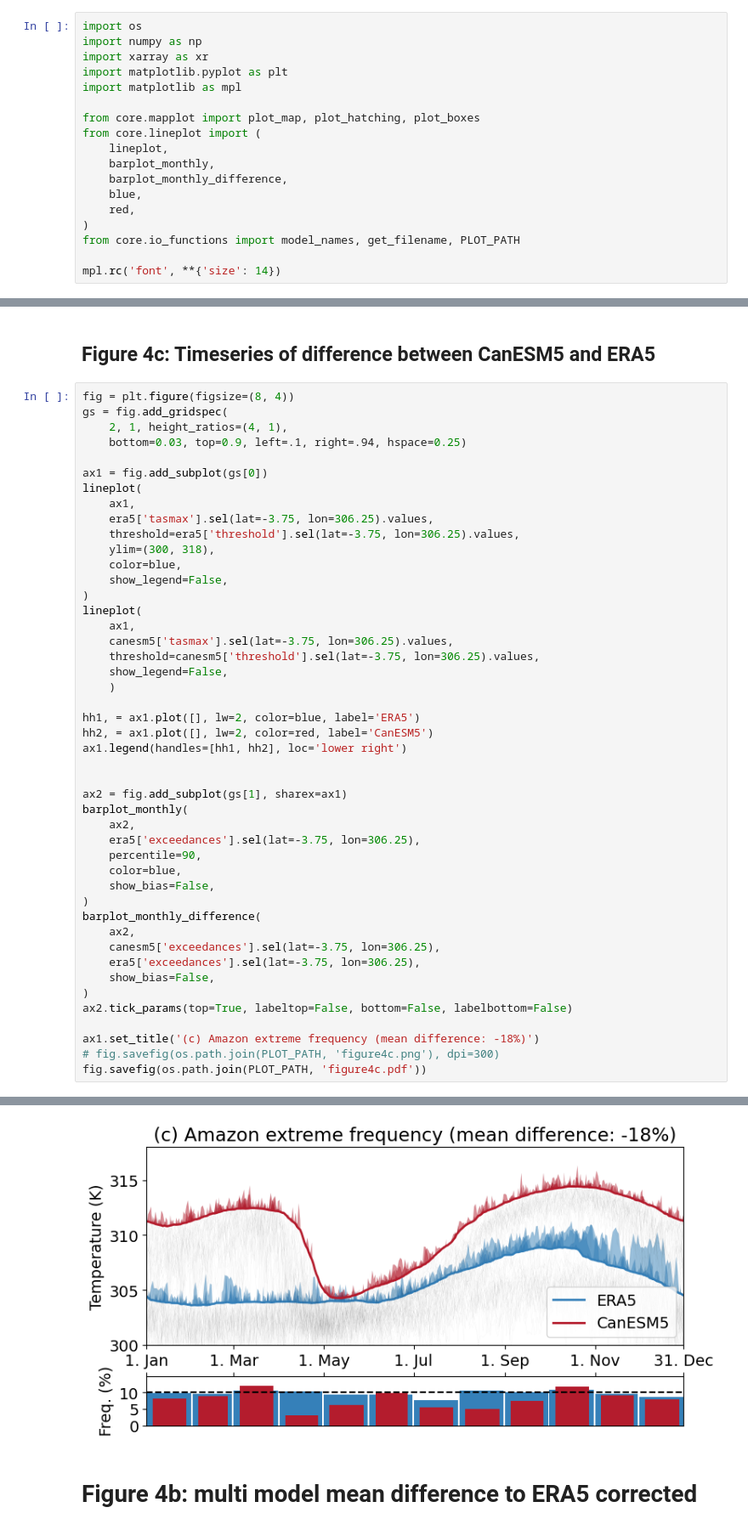
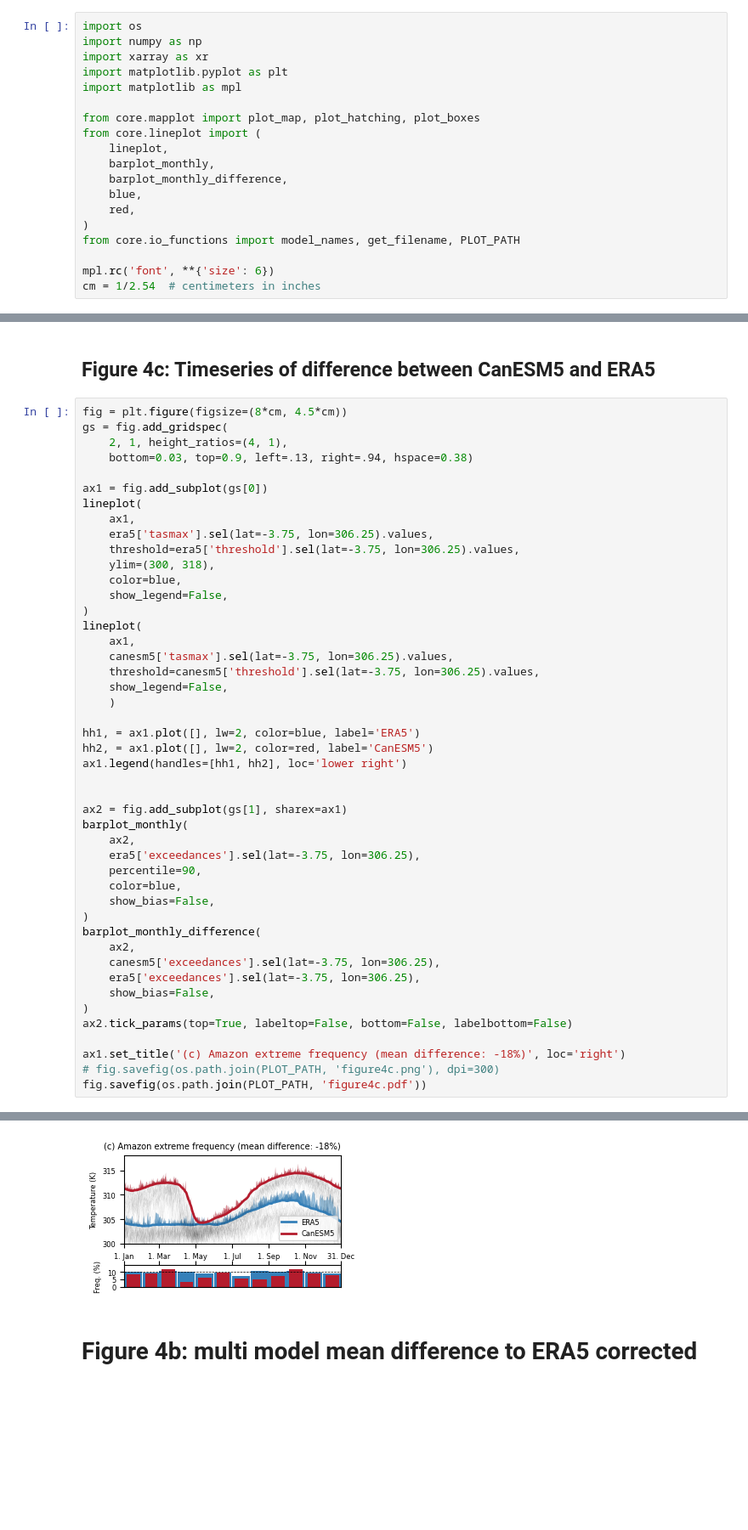
Before and after one commit to lukasbrunner/running_window_bias, a Jupyter notebook: code/figure4.ipynb, the cells around one changed output, grey strips where cells are left out. Shown: that part at 85% size. Cells and saved outputs as stored; diff of their text form; blank space fills up the shorter version.

Commit message:
Update figure size to follow Nature guidelines

```diff
--- a/code/figure4.ipynb
+++ b/code/figure4.ipynb
@@ -21,7 +21,8 @@ from core.lineplot import (
 )
 from core.io_functions import model_names, get_filename, PLOT_PATH
 
-mpl.rc('font', **{'size': 14})
+mpl.rc('font', **{'size': 6})
+cm = 1/2.54  # centimeters in inches
 # %% [output]
 ERROR 1: PROJ: proj_create_from_database: Open of /jetfs/home/lbrunner/.conda/envs/model_learning/share/proj failed
 # %%
@@ -56,10 +57,10 @@ lat=-3.75, lon=306.25
 # %% [markdown]
 ## Figure 4c: Timeseries of difference between CanESM5 and ERA5
 # %%
-fig = plt.figure(figsize=(8, 4))
+fig = plt.figure(figsize=(8*cm, 4.5*cm))
 gs = fig.add_gridspec(
     2, 1, height_ratios=(4, 1),
-    bottom=0.03, top=0.9, left=.1, right=.94, hspace=0.25)
+    bottom=0.03, top=0.9, left=.13, right=.94, hspace=0.38)
 
 ax1 = fig.add_subplot(gs[0])
 lineplot(
@@ -76,35 +77,35 @@ lineplot(
     threshold=canesm5['threshold'].sel(lat=-3.75, lon=306.25).values,
     show_legend=False,
     )
 
 hh1, = ax1.plot([], lw=2, color=blue, label='ERA5')
 hh2, = ax1.plot([], lw=2, color=red, label='CanESM5')
 ax1.legend(handles=[hh1, hh2], loc='lower right')
 
 
 ax2 = fig.add_subplot(gs[1], sharex=ax1)
 barplot_monthly(
     ax2,
     era5['exceedances'].sel(lat=-3.75, lon=306.25),
     percentile=90,
     color=blue,
     show_bias=False,
 )
 barplot_monthly_difference(
     ax2,
     canesm5['exceedances'].sel(lat=-3.75, lon=306.25),
     era5['exceedances'].sel(lat=-3.75, lon=306.25),
     show_bias=False,
 )
 ax2.tick_params(top=True, labeltop=False, bottom=False, labelbottom=False)
 
-ax1.set_title('(c) Amazon extreme frequency (mean difference: -18%)')
+ax1.set_title('(c) Amazon extreme frequency (mean difference: -18%)', loc='right')
 # fig.savefig(os.path.join(PLOT_PATH, 'figure4c.png'), dpi=300)
 fig.savefig(os.path.join(PLOT_PATH, 'figure4c.pdf'))
 # %% [output]
 Annual mean bias: -3.3%
 Mean relative difference: -18.4%
-[figure, old version]
+[figure, new version]
 # %% [markdown]
 # Figure 4b: multi model mean difference to ERA5 corrected
 # %%
```
Also changed, not shown: parts of 3 cells of this notebook, 25 other files.
